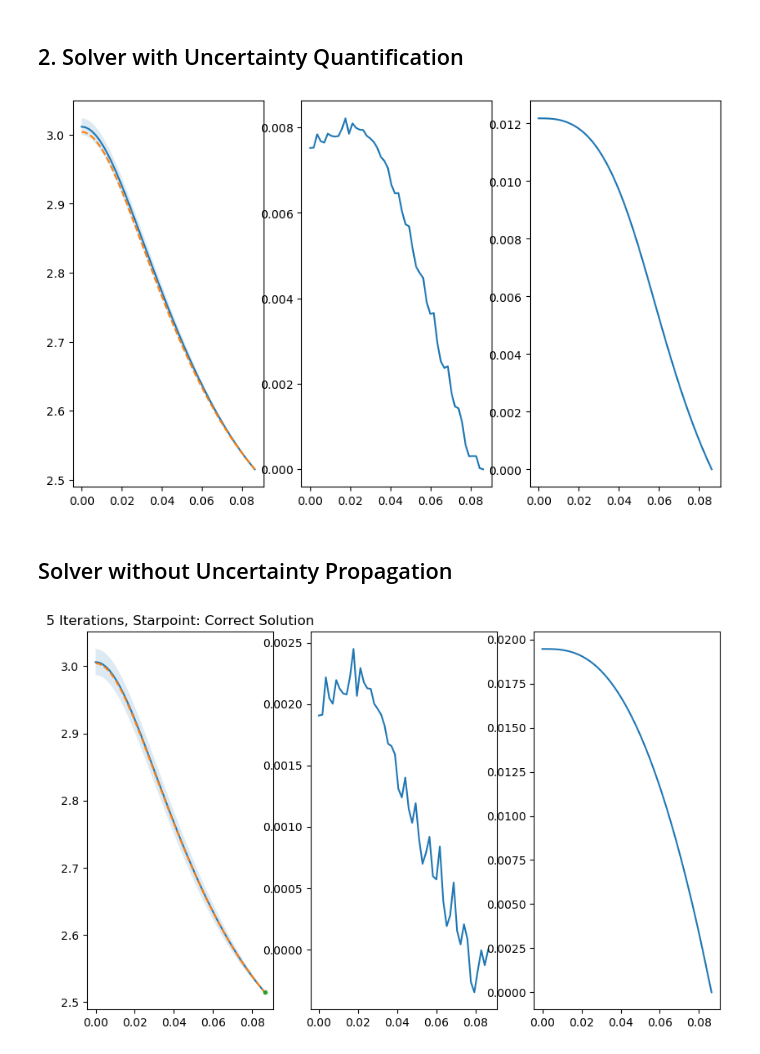
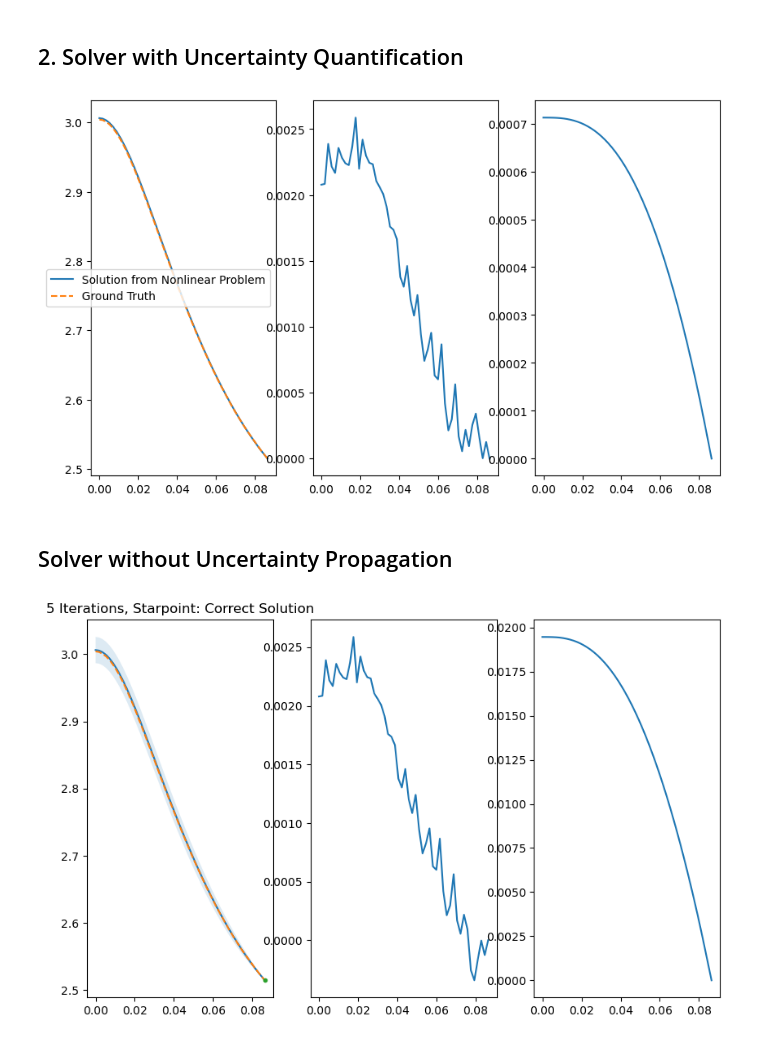
Before and after one commit to Poincare-code/henri, a Jupyter notebook: notebooks/validation-notebooks/Relevant/2_Non_Linear-Psi.ipynb, the cells around one changed output. Cells and saved outputs as stored; diff of their text form; code cells hidden in the pictures.

Commit message:
Psi functional depending on likelihood precision update, alpha-psi not converging, psi**6 fix in linear implementation

```diff
--- a/notebooks/validation-notebooks/Relevant/2_Non_Linear-Psi.ipynb
+++ b/notebooks/validation-notebooks/Relevant/2_Non_Linear-Psi.ipynb
@@ -58,7 +58,7 @@ psi    = psi_intp(R)
 # Perturbation parameters
 center_value  = 0.3        # Center value
 sigma         = 1.0e-1     # Width of the full Gaussian
-amplitude     = 1.0e1      # Scale factor
+amplitude     = 1.0e-1      # Scale factor
 
 # Construction of the perturbation
 center_index  = np.argmin(np.abs(R - center_value))
@@ -177,10 +177,10 @@ def solve_ode(basis_func_matrix, design_matrix, observations, prior_mean, prior_
 # ==================================================================
 # Initialization and solver definitions
 psi_init                       = perturbed_psi
-iteration_steps                = 25
+iteration_steps                = 100
 N                              = 10                 # Number of basis functions
-s                              = 10**(6)            # Likelihood variance on S1 in the source term
-l                              = 10**(8)           # Prior variance on psi, i.e. the solution
+s                              = 10**(4)            # Likelihood variance on S1 in the source term
+l                              = 10**(12)           # Prior variance on psi, i.e. the solution
 
 # Conversion to (co-)variance matrices
 S                              = s*np.identity(len(R))
@@ -220,35 +220,36 @@ for i in tqdm(range(iteration_steps)):
     Jf_psi[-1, -1] = 1
 
     # Gaussian approximation of the likelihood precision (TODO: Update this line)
-    likelihood_prec = np.linalg.inv(Jf_S @ S @ Jf_S.T) + np.linalg.inv(Jf_psi @ np.linalg.inv(psi_var_storage[:,:,i]) @ Jf_psi.T)
+    likelihood_prec = np.linalg.inv(Jf_S @ S @ Jf_S.T + Jf_psi @ np.linalg.inv(psi_var_storage[:,:,i]) @ Jf_psi.T)
 
     # Store intermediate results
     psi_mean_storage[:, i+1]         = solution_mean_primal
     psi_var_storage[:,:,i+1]         = solution_variance_primal
     w_mean_storage[:,i+1]            = w
     w_prec_storage[:,:,i+1]          = w_prec
     likelihood_prec_storage[:,:,i+1] = likelihood_prec
     source_term_storage[:,i+1]       = construct_source_term(solution_mean_primal + boundary_value)
 
 
 # ==================================================================
 # Visualization of the solution
 # ==================================================================
 fig, ax = plt.subplots(1,3, figsize=(10,6))
 
 # Ground truth vs. Solution including standard deviation
 solution_std = np.sqrt(np.diag(solution_variance_primal))
 ax[0].plot(R, (solution_mean_primal + boundary_value), label="Solution from Nonlinear Problem")
 ax[0].fill_between(R, solution_mean_primal + boundary_value - solution_std, solution_mean_primal + boundary_value + solution_std, alpha=0.15)
 ax[0].plot(R, psi, ls='--', label="Ground Truth")
+ax[0].legend()
 
 # Absolute error
 ax[1].plot(R, np.abs(solution_mean_primal + boundary_value - psi))
 
 # Standard deviation
 ax[2].plot(R, solution_std);
 # %% [output]
-[figure, old version]
+[figure, new version]
 # %% [markdown]
 ## Solver without Uncertainty Propagation
 # %%
@@ -351,4 +352,4 @@ ax[1].plot(R, solution_mean_primal + y_BC2 - psi)
 
 ax[2].plot(R, solution_std);
 # %% [output]
-[figure, old version]
+[figure, new version]
```
Also changed, not shown: parts of 1 cell of this notebook, 2 other files.
